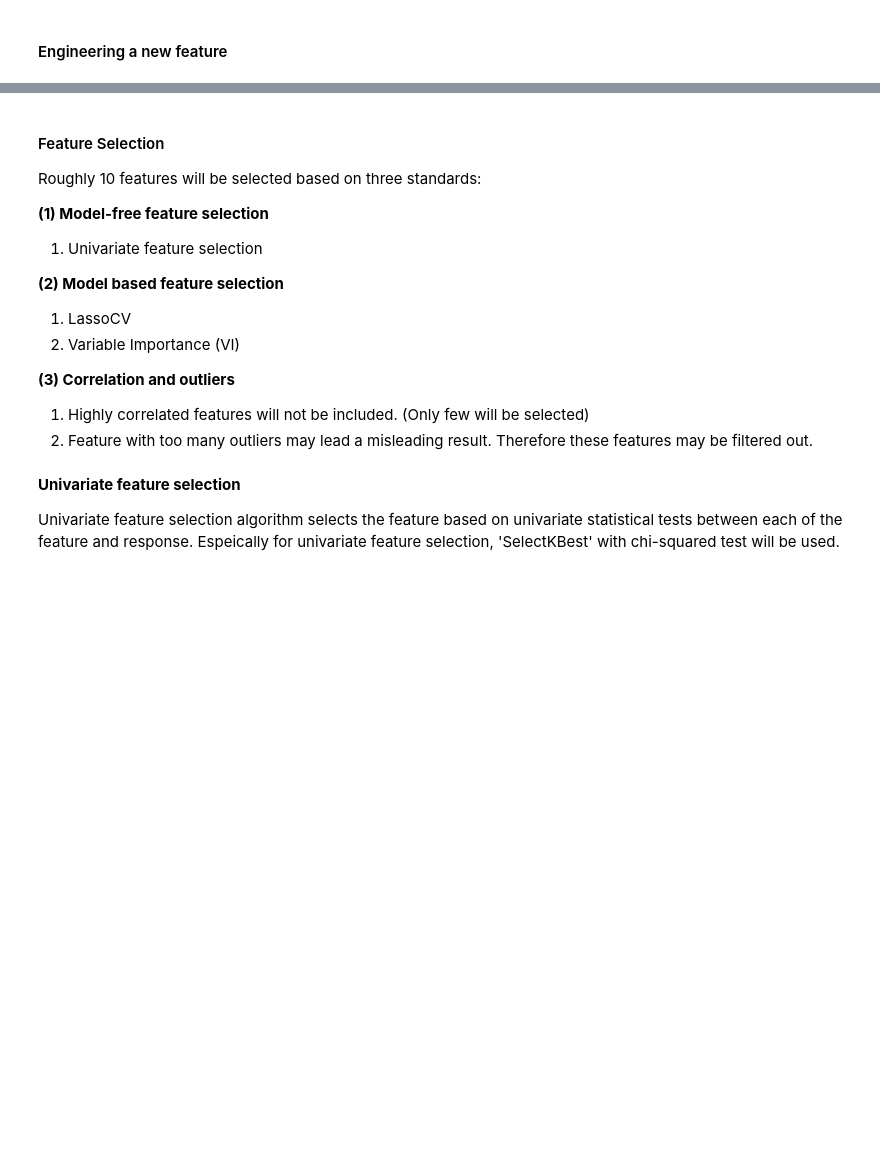
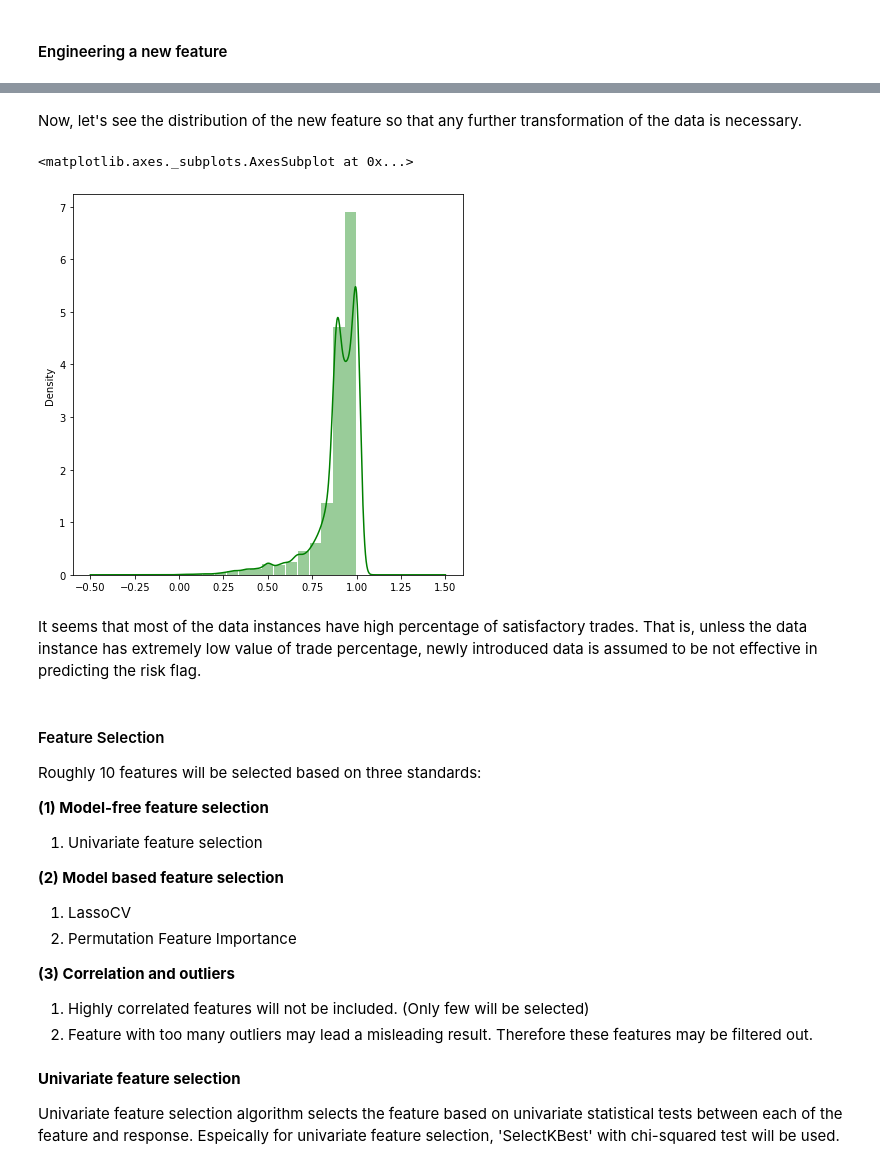
Before and after one commit to choijaewon959/HELOC-RiskFlag-Prediction, a Jupyter notebook: HELOC Risk Flag Prediction.ipynb, the cells around one changed output, grey strips where cells are left out. Cells and saved outputs as stored; diff of their text form; code cells hidden in the pictures; blank space fills up the shorter version.

Commit message:
Data preprocessing done (boxplot part explanation needed)

```diff
--- a/HELOC Risk Flag Prediction.ipynb
+++ b/HELOC Risk Flag Prediction.ipynb
@@ -448,3 +547,13 @@ TO BE IMPLEMENTED MORE..
+# %% [markdown]
+Now, let's see the distribution of the new feature so that any further transformation of the data is necessary.
+# %%
+X_train['Satisfactory Trades Percentage'].hist(bins=15, density=True, color='green', alpha=0.4, rwidth=0.95, figsize=(7,7))
+X_train['Satisfactory Trades Percentage'].plot(kind='density', color='green')
+# %% [output]
+<matplotlib.axes._subplots.AxesSubplot at 0x...>
+[figure, added]
+# %% [markdown]
+It seems that most of the data instances have high percentage of satisfactory trades. That is, unless the data instance has extremely low value of trade percentage, newly introduced data is assumed to be not effective in predicting the risk flag.
 # %% [markdown]
 #### Feature Selection
 
@@ -455,7 +564,7 @@ Roughly 10 features will be selected based on three standards:
 
 **(2) Model based feature selection**<br>
 1. LassoCV
-2. Variable Importance (VI)
+2. Permutation Feature Importance
 
 **(3) Correlation and outliers**<br>
 1. Highly correlated features will not be included. (Only few will be selected)
```
Also changed, not shown: parts of 21 cells of this notebook.
